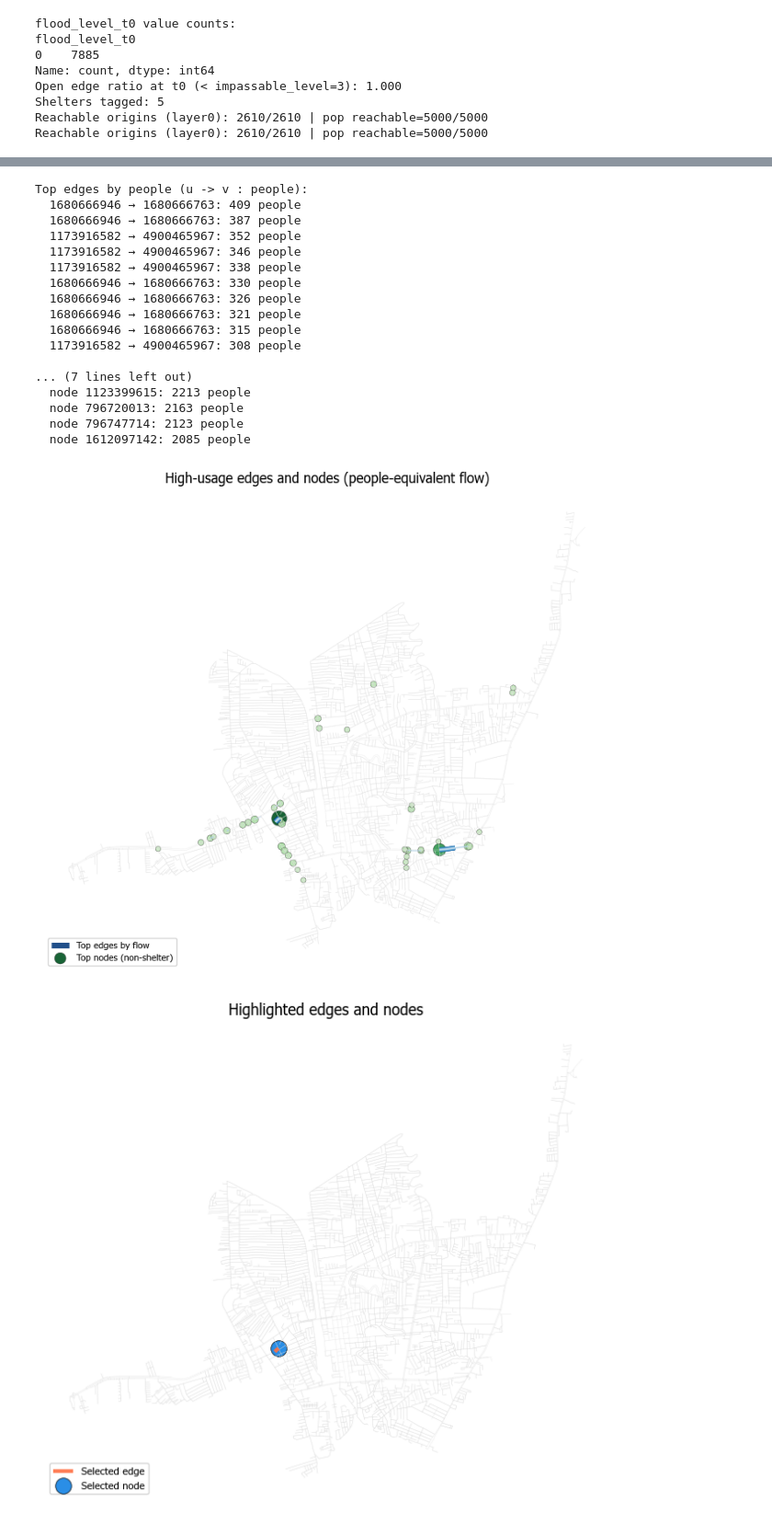
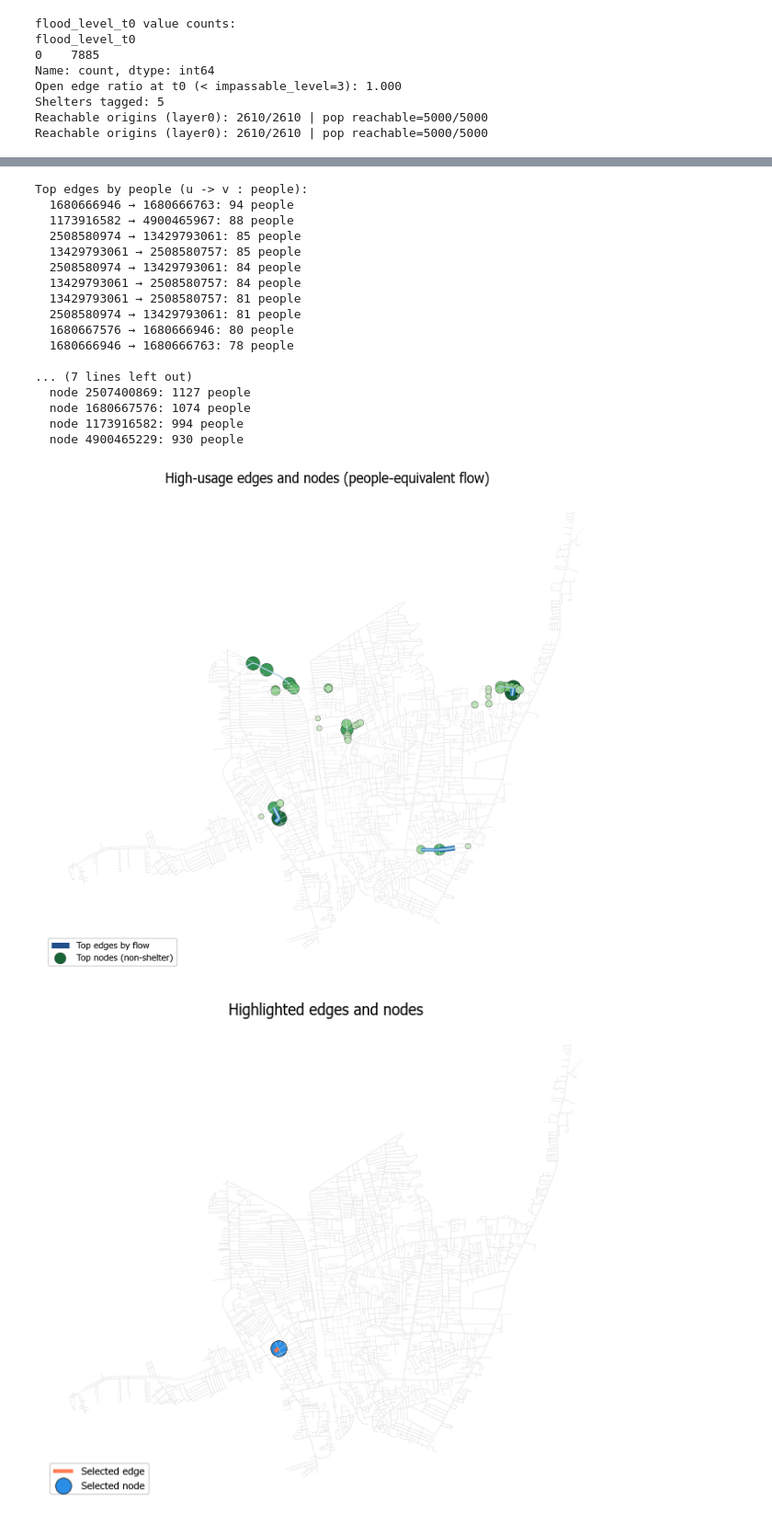
Before and after one commit to CosmosDever/Thesis-EvSim-Flooding-TH, a Jupyter notebook: Test_on_HatYai.ipynb, the cells around one changed output, grey strips where cells are left out. Shown at 92% size. Drawn from its saved outputs; the diff is of its cells as text; code cells hidden in the pictures.

```diff
--- a/Test_on_HatYai.ipynb
+++ b/Test_on_HatYai.ipynb
@@ -2154,11 +2147,7 @@ move_edges = []
 for (u, v, data) in H_flow.edges(data=True):
     if data.get("kind") != "move":
         continue
-    flow_units = flow_dict.get(u, {}).get(v, 0)
-    if flow_units <= 0:
-        continue
-    occ_mult = vehicle_occ_lookup.get(int(u[0]), 1.0) if data.get("mode") == "drive" else 1.0
-    flow_people = flow_units * occ_mult
+    flow_people = flow_dict.get(u, {}).get(v, 0)
     if flow_people <= 0:
         continue
     ti = u[1]
@@ -2315,16 +2304,14 @@ MAX_EDGE_WIDTH = 5.0
 MIN_NODE_SIZE = 20
 MAX_NODE_SIZE = 180
 
-# Build edge usage (people-equivalent)
+# Build edge usage (people)
 edge_usage = []
 for (u, v, data) in H_flow.edges(data=True):
     if data.get("kind") != "move":
         continue
-    flow_units = flow_dict.get(u, {}).get(v, 0)
-    if flow_units <= 0:
+    flow_people = flow_dict.get(u, {}).get(v, 0)
+    if flow_people <= 0:
         continue
-    occ_mult = vehicle_occ_lookup.get(int(u[0]), 1.0) if data.get("mode") == "drive" else 1.0
-    flow_people = flow_units * occ_mult
     geom = geom_lookup.get((int(u[0]), int(v[0]))) or geom_lookup.get((int(v[0]), int(u[0])))
     if geom is None:
         continue
@@ -2344,16 +2331,14 @@ node_usage = defaultdict(float)
 for u, nbrs in flow_dict.items():
     if not isinstance(u, tuple):
         continue
-    occ_mult_u = vehicle_occ_lookup.get(int(u[0]), 1.0)
     for v, f in nbrs.items():
         if f <= 0:
             continue
         # outgoing contribution from u
-        node_usage[int(u[0])] += f * occ_mult_u
+        node_usage[int(u[0])] += f
         # incoming contribution to v if v is a TE node
         if isinstance(v, tuple):
-            occ_mult_v = vehicle_occ_lookup.get(int(v[0]), 1.0)
-            node_usage[int(v[0])] += f * occ_mult_v
+            node_usage[int(v[0])] += f
 
 nodes_use_df = nodes_anim.copy()
 nodes_use_df["usage_people"] = nodes_use_df["osmid"].map(node_usage).fillna(0)
@@ -2406,48 +2391,48 @@ if len(edges_use_df):
         linewidth=edges_use_df["width"],
         alpha=0.9,
         color=[cmap_edges(0.25 + 0.7 * c) for c in edges_use_df["color"]],
         label="Top edges by flow",
     )
 
 # Top nodes by usage (excluding shelters)
 if len(nodes_use_df):
     nodes_use_df.plot(
         ax=ax,
         markersize=nodes_use_df["size"],
         color=[cmap_nodes(0.25 + 0.7 * c) for c in nodes_use_df["color"]],
         edgecolor="k",
         linewidth=0.25,
         alpha=0.9,
         label="Top nodes (non-shelter)",
     )
 
 ax.set_title("High-usage edges and nodes (people-equivalent flow)")
 ax.set_axis_off()
 handles, labels = ax.get_legend_handles_labels()
 uniq = dict(zip(labels, handles))
 if uniq:
     ax.legend(uniq.values(), uniq.keys(), loc="lower left", fontsize=8)
 
 plt.show()
 # %% [output]
 Top edges by people (u -> v : people):
-  1680666946 → 1680666763: 409 people
-  1680666946 → 1680666763: 387 people
-  1173916582 → 4900465967: 352 people
-  1173916582 → 4900465967: 346 people
-  1173916582 → 4900465967: 338 people
-  1680666946 → 1680666763: 330 people
-  1680666946 → 1680666763: 326 people
-  1680666946 → 1680666763: 321 people
-  1680666946 → 1680666763: 315 people
-  1173916582 → 4900465967: 308 people
+  1680666946 → 1680666763: 94 people
+  1173916582 → 4900465967: 88 people
+  2508580974 → 13429793061: 85 people
+  13429793061 → 2508580757: 85 people
+  2508580974 → 13429793061: 84 people
+  13429793061 → 2508580757: 84 people
+  13429793061 → 2508580757: 81 people
+  2508580974 → 13429793061: 81 people
+  1680667576 → 1680666946: 80 people
+  1680666946 → 1680666763: 78 people
 
 ... (7 lines left out)
-  node 1123399615: 2213 people
-  node 796720013: 2163 people
-  node 796747714: 2123 people
-  node 1612097142: 2085 people
+  node 2507400869: 1127 people
+  node 1680667576: 1074 people
+  node 1173916582: 994 people
+  node 4900465229: 930 people
-[figure, old version]
+[figure, new version]
 # %%
 # Quick plot of selected edges/nodes on the map
 # Update edge_pairs / node_list as needed
```
Also changed, not shown: parts of 12 cells of this notebook, 2 other files.
